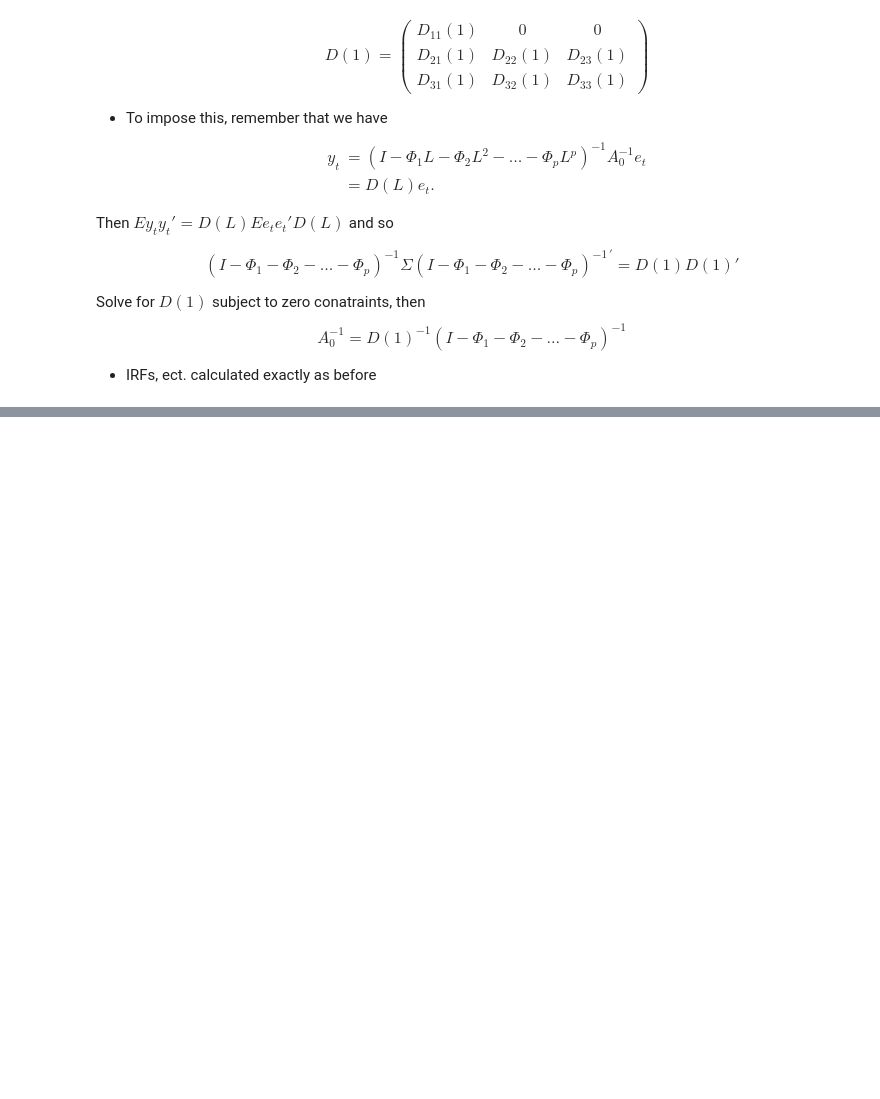
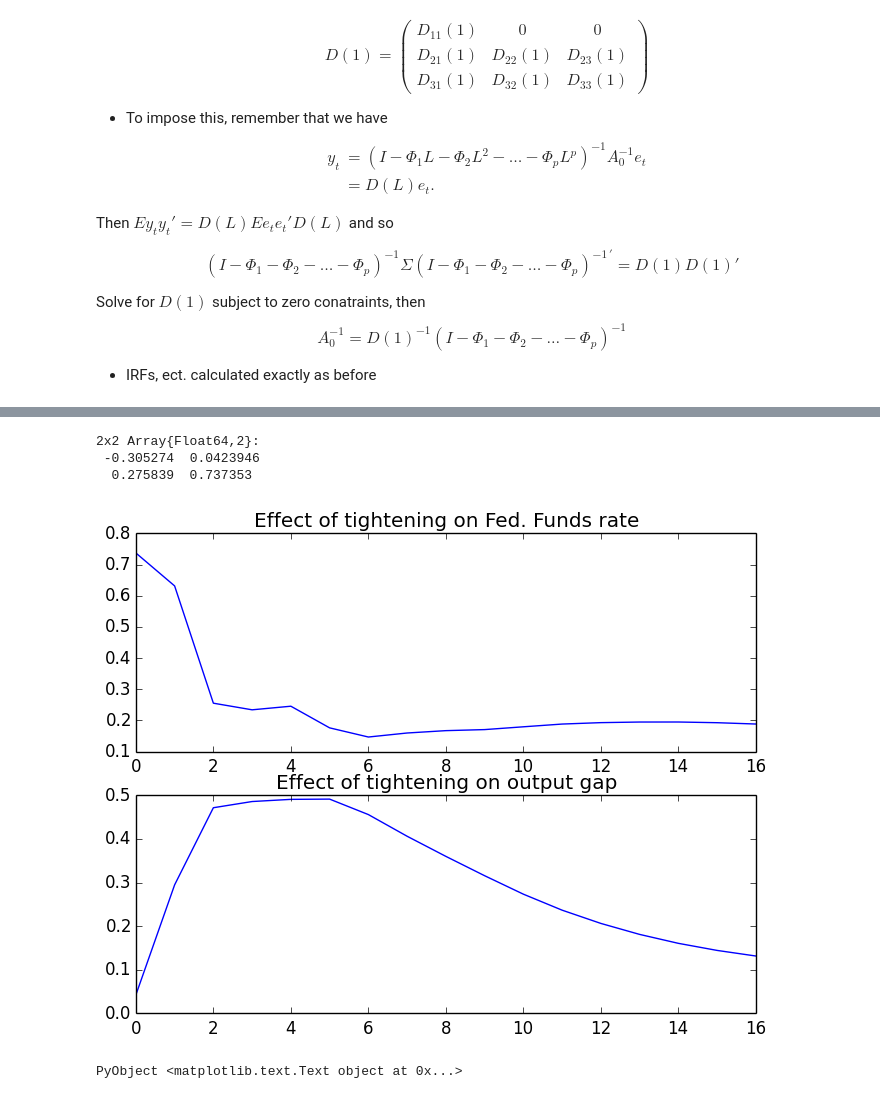
Before and after one commit to gragusa/674, a Jupyter notebook: svar_lecture.ipynb, the cells around one changed output, grey strips where cells are left out. Drawn from its saved outputs; the diff is of its cells as text; code cells hidden in the pictures; blank space fills up the shorter version.

```diff
--- a/svar_lecture.ipynb
+++ b/svar_lecture.ipynb
@@ -298,0 +323,21 @@ $$A_0^{-1} = D(1)^{-1} (I - \Phi_1 - \Phi_2- \dots - \Phi_p)^{-1}$$
+# %%
+srand(4581752729857)
+gen_Ainv = function(vcv)
+    P = chol(vcv, :L)
+    L = randn(size(vcv))
+    Q, R = qr(L)
+    return P * Q
+end
+
+gen_Ainv(vcv)
+# %% [output]
+2x2 Array{Float64,2}:
+ -0.305274  0.0423946
+  0.275839  0.737353
+# %%
+irfs = get_irfs(coefs, Ainv, 16)
+subplot(2, 1, 1); plot(irfs[4,:]'); title("Effect of tightening on Fed. Funds rate")
+subplot(2, 1, 2); plot(irfs[2,:]'); title("Effect of tightening on output gap")
+# %% [output]
+[figure, added]
+PyObject <matplotlib.text.Text object at 0x...>
```
Also changed, not shown: parts of 6 cells of this notebook.
